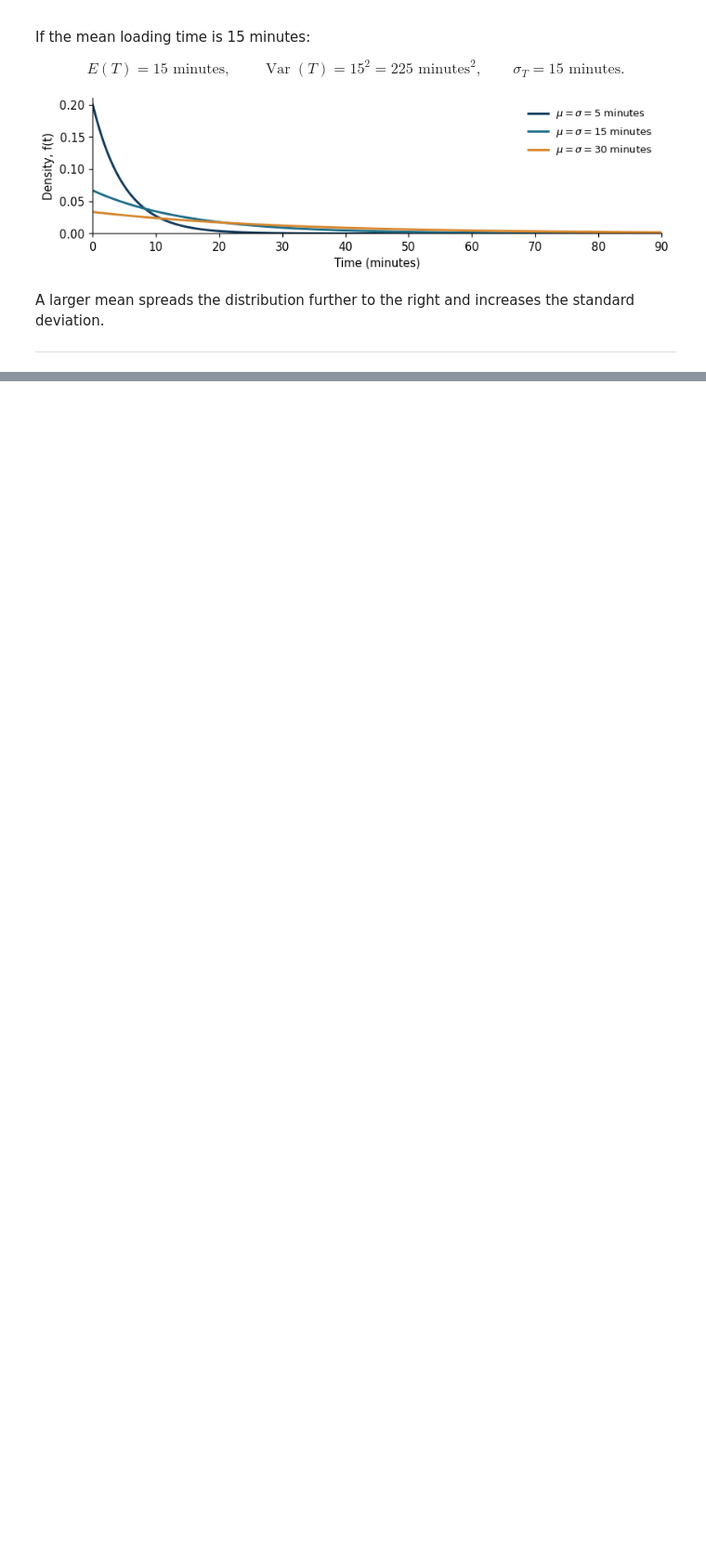
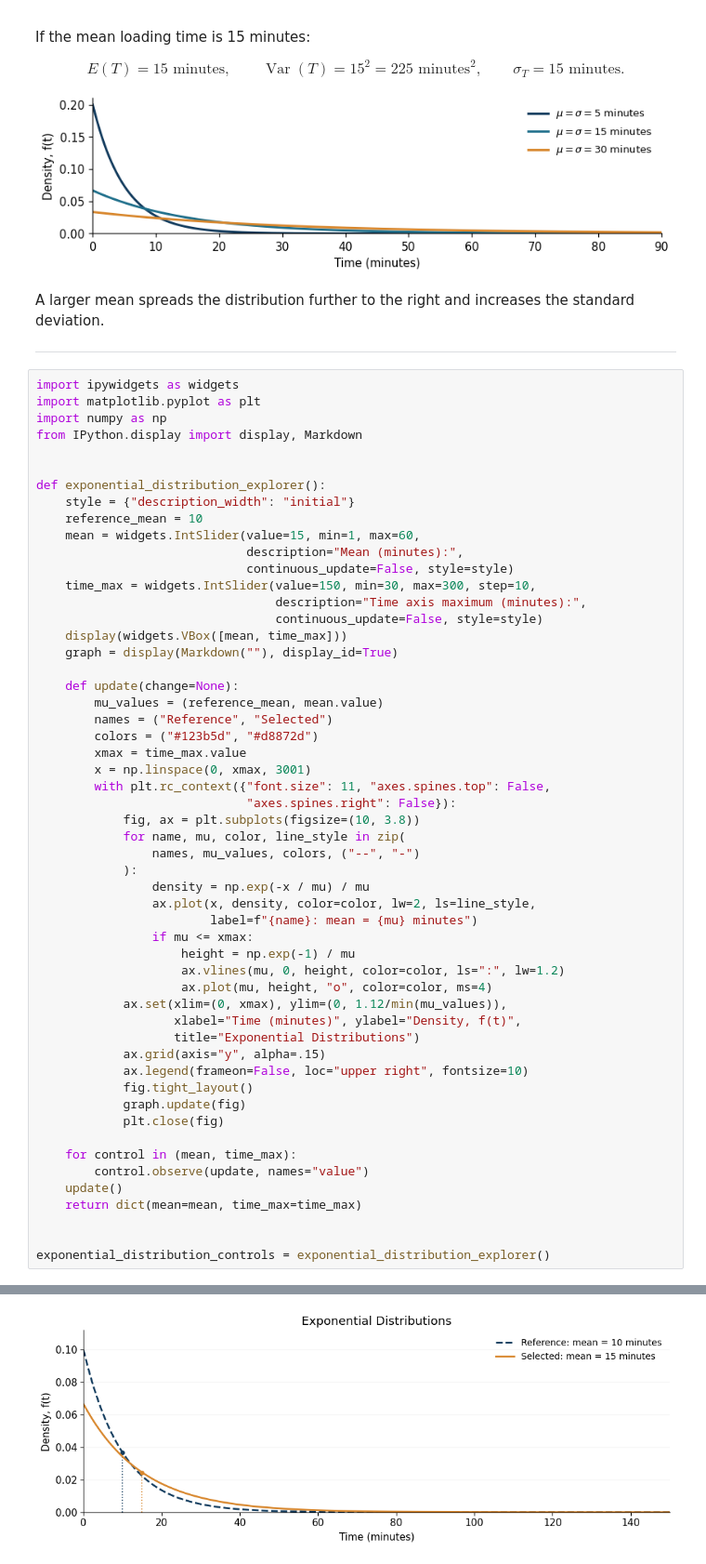
Before and after one commit to DROMCA/Business-Statistics, a Jupyter notebook: GBU 2301/lectures/week_07/w07_continuous_probability_distributions.ipynb, the cells around one changed output, grey strips where cells are left out. Shown at 93% size. Drawn from its saved outputs; the diff is of its cells as text; blank space fills up the shorter version.

```diff
--- a/GBU 2301/lectures/week_07/w07_continuous_probability_distributions.ipynb
+++ b/GBU 2301/lectures/week_07/w07_continuous_probability_distributions.ipynb
@@ -807,3 +1125,58 @@ $$E(T)=15\text{ minutes},\qquad
 A larger mean spreads the distribution further to the right and increases the standard deviation.
 
 ---
+# %%
+import ipywidgets as widgets
+import matplotlib.pyplot as plt
+import numpy as np
+from IPython.display import display, Markdown
+
+
+def exponential_distribution_explorer():
+    style = {"description_width": "initial"}
+    reference_mean = 10
+    mean = widgets.IntSlider(value=15, min=1, max=60,
+                             description="Mean (minutes):",
+                             continuous_update=False, style=style)
+    time_max = widgets.IntSlider(value=150, min=30, max=300, step=10,
+                                 description="Time axis maximum (minutes):",
+                                 continuous_update=False, style=style)
+    display(widgets.VBox([mean, time_max]))
+    graph = display(Markdown(""), display_id=True)
+
+    def update(change=None):
+        mu_values = (reference_mean, mean.value)
+        names = ("Reference", "Selected")
+        colors = ("#123b5d", "#d8872d")
+        xmax = time_max.value
+        x = np.linspace(0, xmax, 3001)
+        with plt.rc_context({"font.size": 11, "axes.spines.top": False,
+                             "axes.spines.right": False}):
+            fig, ax = plt.subplots(figsize=(10, 3.8))
+            for name, mu, color, line_style in zip(
+                names, mu_values, colors, ("--", "-")
+            ):
+                density = np.exp(-x / mu) / mu
+                ax.plot(x, density, color=color, lw=2, ls=line_style,
+                        label=f"{name}: mean = {mu} minutes")
+                if mu <= xmax:
+                    height = np.exp(-1) / mu
+                    ax.vlines(mu, 0, height, color=color, ls=":", lw=1.2)
+                    ax.plot(mu, height, "o", color=color, ms=4)
+            ax.set(xlim=(0, xmax), ylim=(0, 1.12/min(mu_values)),
+                   xlabel="Time (minutes)", ylabel="Density, f(t)",
+                   title="Exponential Distributions")
+            ax.grid(axis="y", alpha=.15)
+            ax.legend(frameon=False, loc="upper right", fontsize=10)
+            fig.tight_layout()
+            graph.update(fig)
+            plt.close(fig)
+
+    for control in (mean, time_max):
+        control.observe(update, names="value")
+    update()
+    return dict(mean=mean, time_max=time_max)
+
+
+exponential_distribution_controls = exponential_distribution_explorer()
+# %% [output]
@@ -809,0 +1184 @@ A larger mean spreads the distribution further to the right and increases the st
+[figure, added]
```
Also changed, not shown: parts of 13 cells of this notebook, 3 other files.
